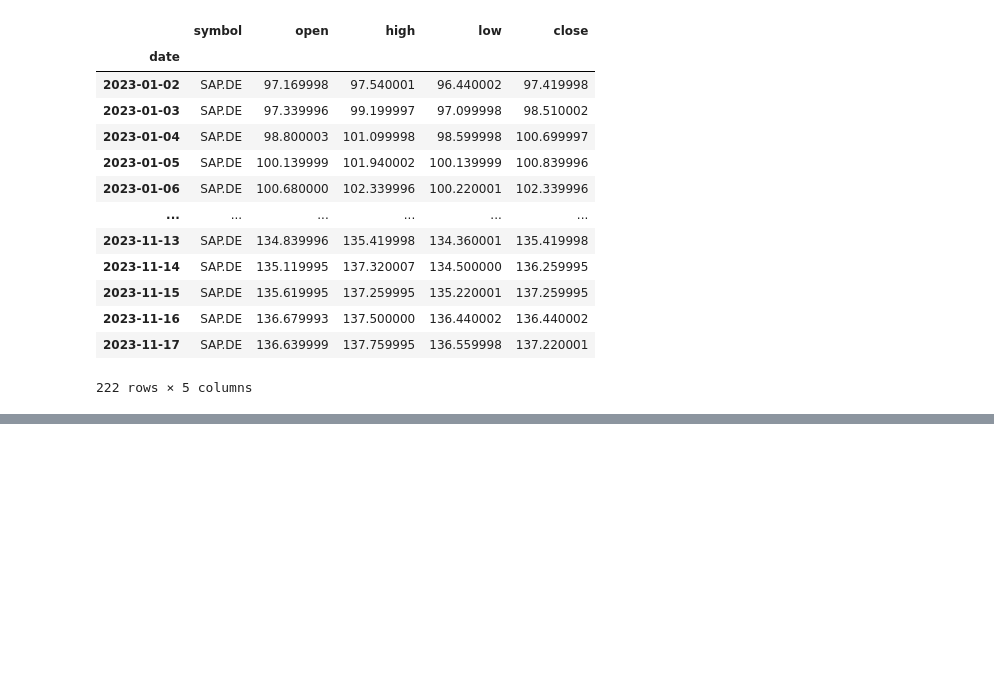
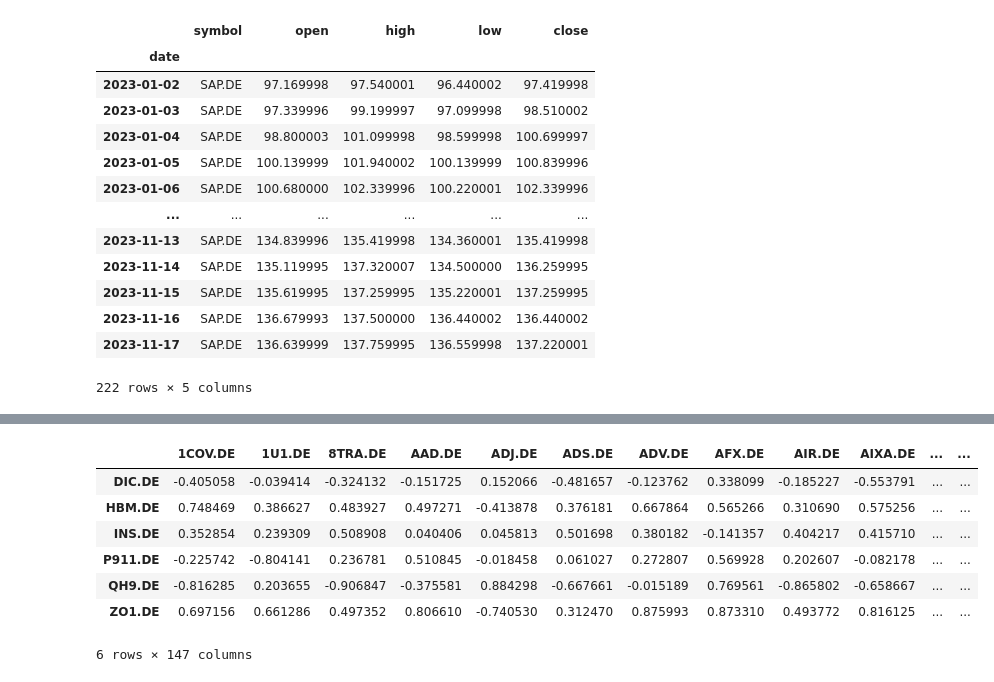
Before and after one commit to rmnskb/pca-project, a Jupyter notebook: testing.ipynb, the cells around one changed output, grey strips where cells are left out. Saved outputs shown, nothing was run; the diff lists cells and outputs as text; code cells hidden in the pictures; blank space fills up the shorter version.

```diff
--- a/testing.ipynb
+++ b/testing.ipynb
@@ -336,0 +538,13 @@ df[df.symbol.isin(selected_stock)]
+# %%
+dmn = df - df.mean(axis=0)
+
+crr = dmn.corr()
+# %% [output]
+|  | 1COV.DE | 1U1.DE | 8TRA.DE | AAD.DE | ADJ.DE | ADS.DE | ADV.DE | AFX.DE | AIR.DE | AIXA.DE | ... | ... |
+| DIC.DE | -0.405058 | -0.039414 | -0.324132 | -0.151725 | 0.152066 | -0.481657 | -0.123762 | 0.338099 | -0.185227 | -0.553791 | ... | ... |
+| HBM.DE | 0.748469 | 0.386627 | 0.483927 | 0.497271 | -0.413878 | 0.376181 | 0.667864 | 0.565266 | 0.310690 | 0.575256 | ... | ... |
+| INS.DE | 0.352854 | 0.239309 | 0.508908 | 0.040406 | 0.045813 | 0.501698 | 0.380182 | -0.141357 | 0.404217 | 0.415710 | ... | ... |
+| P911.DE | -0.225742 | -0.804141 | 0.236781 | 0.510845 | -0.018458 | 0.061027 | 0.272807 | 0.569928 | 0.202607 | -0.082178 | ... | ... |
+| QH9.DE | -0.816285 | 0.203655 | -0.906847 | -0.375581 | 0.884298 | -0.667661 | -0.015189 | 0.769561 | -0.865802 | -0.658667 | ... | ... |
+| ZO1.DE | 0.697156 | 0.661286 | 0.497352 | 0.806610 | -0.740530 | 0.312470 | 0.875993 | 0.873310 | 0.493772 | 0.816125 | ... | ... |
+6 rows × 147 columns
```
Also changed, not shown: parts of 20 cells of this notebook, 2 other files.
